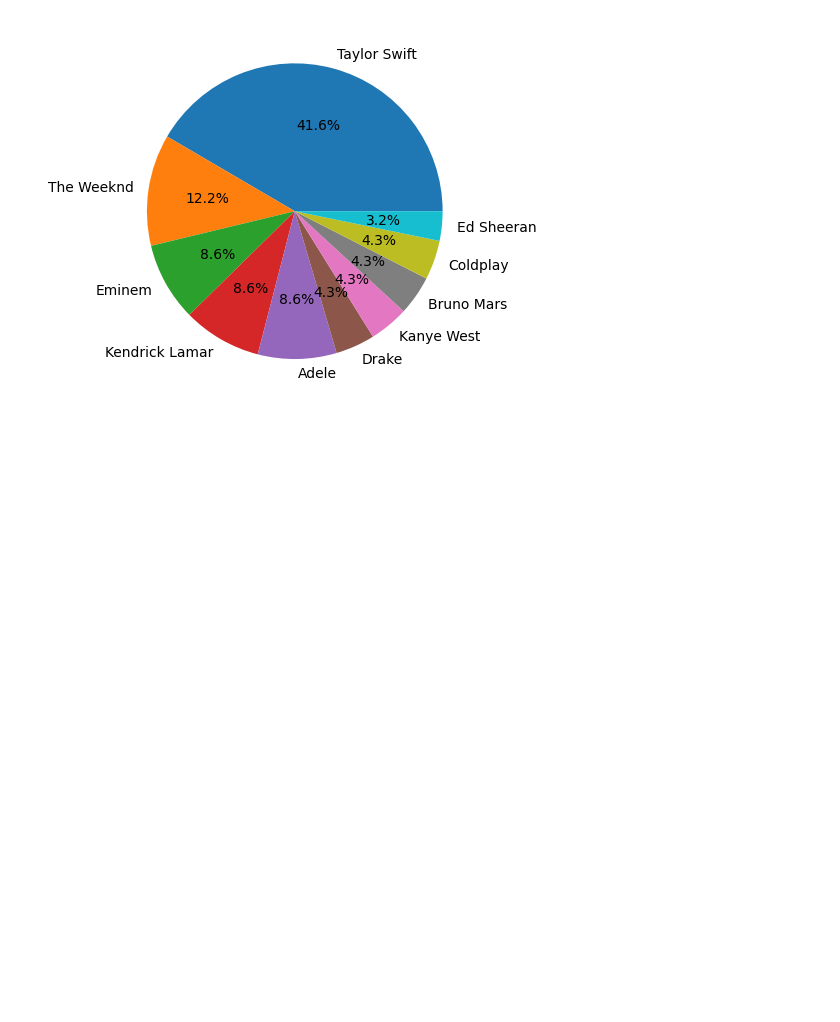
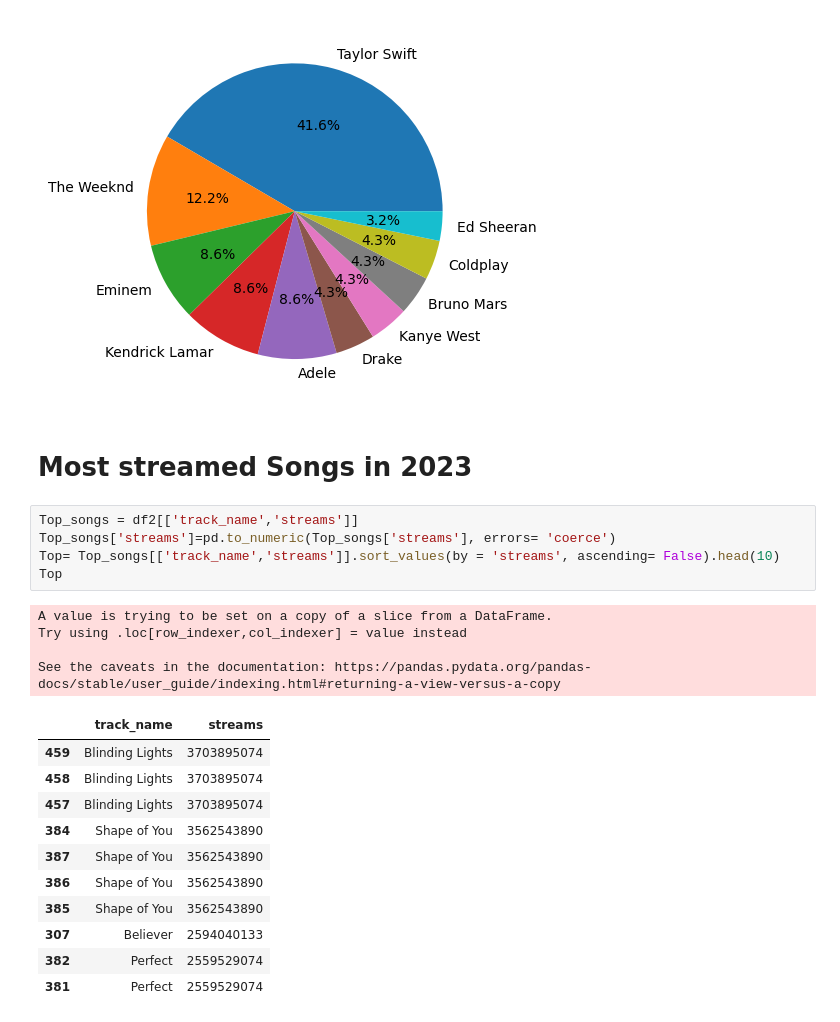
Before and after one commit to floodadosious34/Music-Trends-Data-Analysis, a Jupyter notebook: Spotify_Data_Analysis.ipynb, the cells around one changed output. Saved outputs shown, nothing was run; the diff lists cells and outputs as text; blank space fills up the shorter version.

```diff
--- a/Spotify_Data_Analysis.ipynb
+++ b/Spotify_Data_Analysis.ipynb
@@ -212,3 +220,26 @@ df2['artist(s)_name'].sort_values().value_counts().nlargest(10).plot(kind='pie',
 # %% [output]
 <Axes: >
 [figure]
+# %% [markdown]
+# Most streamed Songs in 2023
+# %%
+Top_songs = df2[['track_name','streams']]
+Top_songs['streams']=pd.to_numeric(Top_songs['streams'], errors= 'coerce')
+Top= Top_songs[['track_name','streams']].sort_values(by = 'streams', ascending= False).head(10)
+Top
+# %% [output]
+A value is trying to be set on a copy of a slice from a DataFrame.
+Try using .loc[row_indexer,col_indexer] = value instead
+
+See the caveats in the documentation: https://pandas.pydata.org/pandas-docs/stable/user_guide/indexing.html#returning-a-view-versus-a-copy
+|  | track_name | streams |
+| 459 | Blinding Lights | 3703895074 |
+| 458 | Blinding Lights | 3703895074 |
+| 457 | Blinding Lights | 3703895074 |
+| 384 | Shape of You | 3562543890 |
+| 387 | Shape of You | 3562543890 |
+| 386 | Shape of You | 3562543890 |
+| 385 | Shape of You | 3562543890 |
+| 307 | Believer | 2594040133 |
+| 382 | Perfect | 2559529074 |
+| 381 | Perfect | 2559529074 |
```
Also changed, not shown: parts of 6 cells of this notebook.
